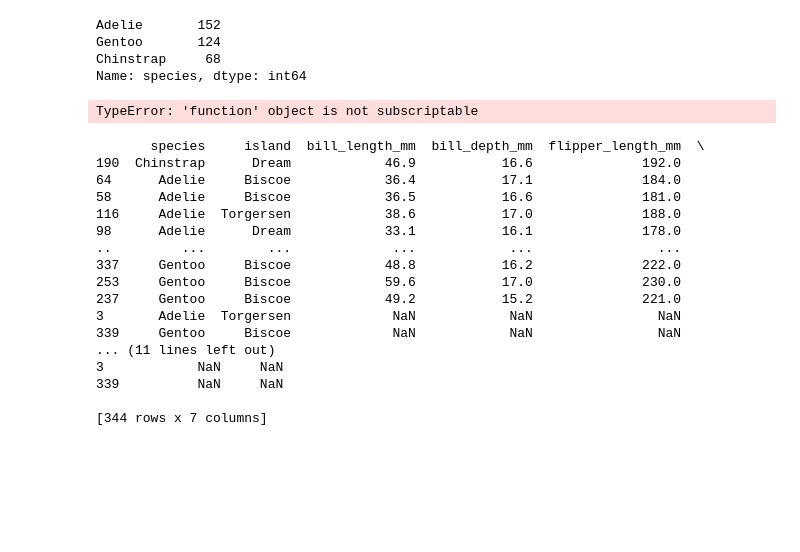
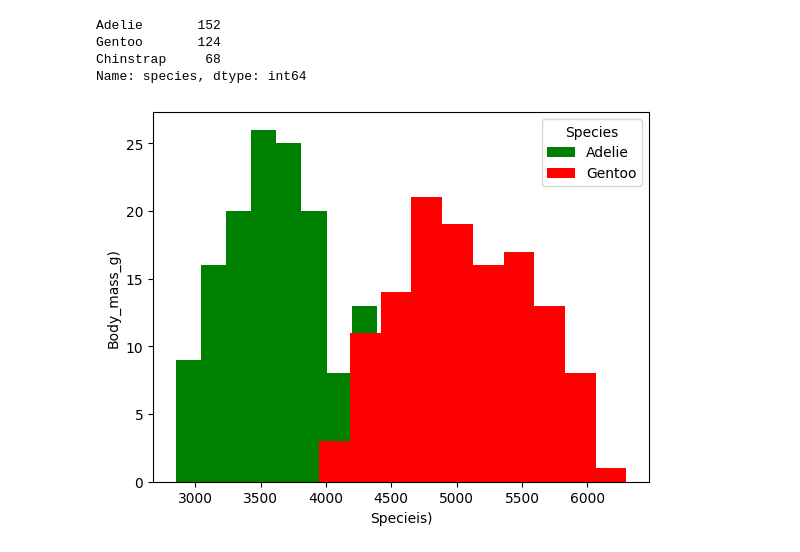
Before and after one commit to adinsa1/Data110, a Jupyter notebook: Week7_Homewrk.ipynb, the cells around one changed output. Cells and saved outputs as stored; diff of their text form; code cells hidden in the pictures; blank space fills up the shorter version.

```diff
--- a/Week7_Homewrk.ipynb
+++ b/Week7_Homewrk.ipynb
@@ -114,3 +114,7 @@ print(penguins_selected.head())
 2  Adelie  Torgersen              195.0
 3  Adelie  Torgersen                NaN
 4  Adelie  Torgersen              193.0
+# %%
+Y= penguins[penguins['species']=='Adelie']
+G=penguins[penguins['species']=='Gentoo']
+Y.describe()
@@ -126,39 +140,17 @@ Name: species, dtype: int64
 # %%
 ## 5. Advanced Visualization:
 
 # 5.1 Create a histogram to visualize the distribution of penguin body masses. Use different colors to differentiate between the species. Ensure your histogram is clearly labeled with a title, x-axis and y-axis labels, and a legend.
 ## Load the penguins dataset from seaborn
 
-penguins = sns.load_dataset("penguins")
 
 # Plot each speciesonly penguins of the current 'species'
 
-plt.hist['Adelie', 'Chinstrap', 'Gentoo'], ['body_mass_g']
-
+plt.hist(Y['body_mass_g'],color='green',label='Adelie')
+plt.hist(G['body_mass_g'],color='red',label='Gentoo')
 plt.xlabel('Specieis)')
 plt.ylabel('Body_mass_g)')
 plt.legend(title='Species')
 plt.show()
 # %% [output]
-TypeError: 'function' object is not subscriptable
+[figure, added]
-# %%
-sorted_penguins = penguins.sort_values(by='body_mass_g')
-print(sorted_penguins)
-# %% [output]
-       species     island  bill_length_mm  bill_depth_mm  flipper_length_mm  \
-190  Chinstrap      Dream            46.9           16.6              192.0
-64      Adelie     Biscoe            36.4           17.1              184.0
-58      Adelie     Biscoe            36.5           16.6              181.0
-116     Adelie  Torgersen            38.6           17.0              188.0
-98      Adelie      Dream            33.1           16.1              178.0
-..         ...        ...             ...            ...                ...
-337     Gentoo     Biscoe            48.8           16.2              222.0
-253     Gentoo     Biscoe            59.6           17.0              230.0
-237     Gentoo     Biscoe            49.2           15.2              221.0
-3       Adelie  Torgersen             NaN            NaN                NaN
-339     Gentoo     Biscoe             NaN            NaN                NaN
-... (11 lines left out)
-3            NaN     NaN
-339          NaN     NaN
-
-[344 rows x 7 columns]
```
Also changed, not shown: parts of 2 cells of this notebook.
